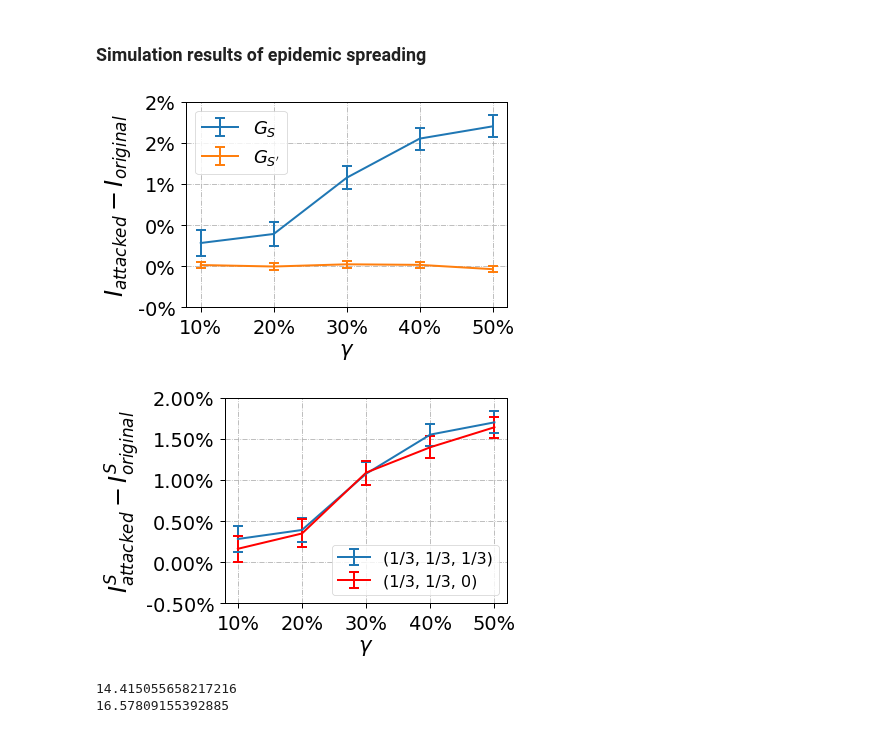
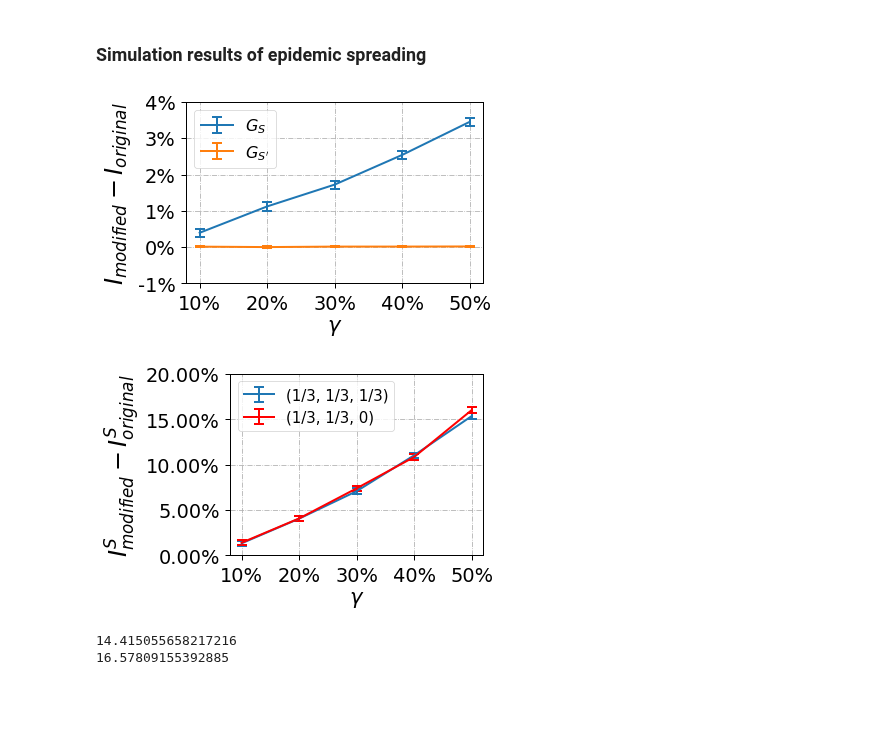
Before and after one commit to marsplus/attack-graph-code, a Jupyter notebook: src/data-analysis.ipynb, the cells around one changed output. Saved outputs shown, nothing was run; the diff lists cells and outputs as text; code cells hidden in the pictures; blank space fills up the shorter version.

```diff
--- a/src/data-analysis.ipynb
+++ b/src/data-analysis.ipynb
@@ -23,12 +26,12 @@ plt.rcParams['font.weight'] = 'medium'
 # %% [markdown]
 ### Simulation results of epidemic spreading
 # %%
-graph_type = 'Retina'
+graph_type = 'Small-World'
 graph_weight = 'unweighted'
 mode = 'min_eigcent_SP'
 GAMMA = 0.24
 TAU = 0.2
-numExp = 1 if graph_type in ['Email', 'Airport', 'Protein', 'Retina'] else 30
+numExp = 1 if graph_type in ['Email', 'Airport', 'Protein'] else 30
 
 
 min_budget = {
@@ -81,24 +84,24 @@ plt.xticks(x, ['10%', '20%', '30%', '40%', '50%'])
 ax = plt.gca()
 plt.yticks(ax.get_yticks(),  ['%.0f%%' % (i*100) for i in ax.get_yticks()])
 plt.xlabel('$\gamma$')
-plt.ylabel('$I_{attacked} - I_{original}$', fontsize=24)
-plt.legend(fontsize=18, loc='upper left')
+plt.ylabel('$I_{modified} - I_{original}$', fontsize=24)
+plt.legend(fontsize=16, loc='upper left')
 plt.grid(linestyle='-.')
 plt.tight_layout()
-# plt.savefig('../result/figure/{}/{}_numExp_{}_{}_overall.pdf'.format(graph_weight, graph_type, numExp, graph_weight))
+plt.savefig('../result/figure/{}/{}_numExp_{}_{}_overall.pdf'.format(graph_weight, graph_type, numExp, graph_weight))
 # %% [output]
-[figure, old version]
+[figure, new version]
 # %%
 ## Check if the normalized cut is really helpful in the long-run behavior
 
-graph_type = 'Retina'
+graph_type = 'Small-World'
 TARGET = '3rd'
 graph_weight = 'unweighted'
 mode = 'min_eigcent_SP'
 GAMMA = 0.24
-TAU = 0.2
+TAU = 0.06
 
-numExp = 1 if graph_type in ['Email', 'Airport', 'Protein', 'Retina'] else 30
+numExp = 1 if graph_type in ['Email', 'Airport', 'Protein'] else 30
 Key = 'ratio targets' if TARGET != '2nd' else 'ratio bystanders'
 target_mapping = {
     '1st': ['equalAlpha', 'alpha3=1'],
@@ -141,38 +144,38 @@ for budget in [0.1, 0.2, 0.3, 0.4, 0.5]:
 ################################################################################################
 
 S_attacked = data.pivot_table(index=['graph', 'budget'])[Key]['attacked']
 S_original = data.pivot_table(index=['graph', 'budget'])[Key]['original']
 S_diff  = S_attacked - S_original
 
 S_attacked_control = data_alpha3_zero.pivot_table(index=['graph', 'budget'])[Key]['attacked']
 S_original_control = data_alpha3_zero.pivot_table(index=['graph', 'budget'])[Key]['original']
 S_diff_control = S_attacked_control - S_original_control
 
 
 x = [0.1, 0.2, 0.3, 0.4, 0.5]
 legend_mapping = {
     '1st': ['(1/3, 0, 1/3)', '(0, 0, 1/3)'],
     '2nd': ['(1/3, 1/3, 1/3)', '(1/3, 0, 1/3)'],
     '3rd': ['(1/3, 1/3, 1/3)', '(1/3, 1/3, 0)']
 }
 plt.errorbar(x, S_diff, yerr=S_err, label=legend_mapping[TARGET][0], linewidth=2, markersize=7,
              capsize=5, elinewidth=2, markeredgewidth=2)
 plt.errorbar(x, S_diff_control, yerr=S_err_alpha3_zero, label=legend_mapping[TARGET][1], linewidth=2, markersize=7, \
              capsize=5, elinewidth=2, markeredgewidth=2, color='r')
 plt.xticks(x, ['10%', '20%', '30%', '40%', '50%'])
 ax = plt.gca()
 plt.yticks(ax.get_yticks(),  ['%.2f%%' % (i*100) for i in ax.get_yticks()])
 plt.xlabel('$\gamma$')
 if TARGET in ['1st', '3rd']:
-    plt.ylabel('$I_{attacked}^S - I_{original}^{S}$', fontsize=24)
+    plt.ylabel('$I_{modified}^S - I_{original}^{S}$', fontsize=24)
 else:
-    plt.ylabel('$I_{attacked}^{S\'} - I_{original}^{S\'}$', fontsize=24)
-plt.legend(fontsize=16, loc='lower right')
+    plt.ylabel('$I_{modified}^{S\'} - I_{original}^{S\'}$', fontsize=24)
+plt.legend(fontsize=15, loc='upper left')
 plt.grid(linestyle='-.')
 plt.tight_layout()
-# plt.savefig('../result/figure/{}/{}_numExp_{}_controlExp_{}_{}.pdf'.format(graph_weight, graph_type, numExp, graph_weight, TARGET))
+plt.savefig('../result/figure/{}/{}_numExp_{}_controlExp_{}_{}.pdf'.format(graph_weight, graph_type, numExp, graph_weight, TARGET))
 # %% [output]
-[figure, old version]
+[figure, new version]
 # %%
 ### the statisticas about the largest eigenvlaues of BTER networks ###
 import seaborn
```
Also changed, not shown: parts of 8 cells of this notebook, 5 other files.
